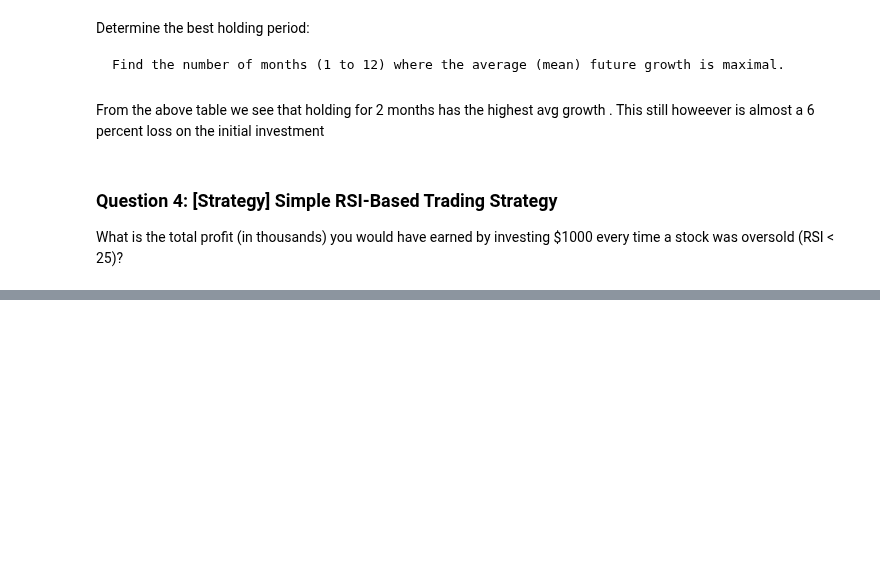
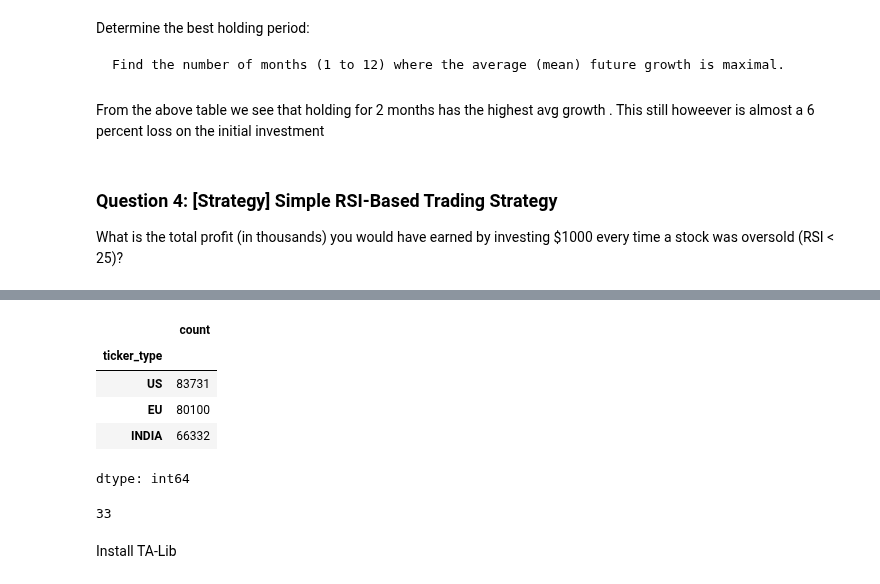
Before and after one commit to siddharthps/Stock-Markets-Analytics-Zoomcamp, a Jupyter notebook: Module 2/Homework-2.ipynb, the cells around one changed output, grey strips where cells are left out. Saved outputs shown, nothing was run; the diff lists cells and outputs as text; code cells hidden in the pictures; blank space fills up the shorter version.

```diff
--- a/Module 2/Homework-2.ipynb
+++ b/Module 2/Homework-2.ipynb
@@ -596,3 +596,15 @@ From the above table we see that holding for 2 months has the highest avg growth
 ### Question 4: [Strategy] Simple RSI-Based Trading Strategy
 
 What is the total profit (in thousands) you would have earned by investing $1000 every time a stock was oversold (RSI < 25)?
+# %%
+# https://companiesmarketcap.com/usa/largest-companies-in-the-usa-by-market-cap/
+US_STOCKS = ['MSFT', 'AAPL', 'GOOG', 'NVDA', 'AMZN', 'META', 'BRK-B', 'LLY', 'AVGO','V', 'JPM']
+
+# You're required to add EU_STOCKS and INDIA_STOCS
+# https://companiesmarketcap.com/european-union/largest-companies-in-the-eu-by-market-cap/
+EU_STOCKS = ['NVO','MC.PA', 'ASML', 'RMS.PA', 'OR.PA', 'SAP', 'ACN', 'TTE', 'SIE.DE','IDEXY','CDI.PA']
+
+# https://companiesmarketcap.com/india/largest-companies-in-india-by-market-cap/
+INDIA_STOCKS = ['RELIANCE.NS','TCS.NS','HDB','BHARTIARTL.NS','IBN','SBIN.NS','LICI.NS','INFY','ITC.NS','HINDUNILVR.NS','LT.NS']
+# %%
+ALL_TICKERS = US_STOCKS  + EU_STOCKS + INDIA_STOCKS
@@ -598,0 +678,25 @@ What is the total profit (in thousands) you would have earned by investing $1000
+# %%
+def get_ticker_type(ticker:str, us_stocks_list, eu_stocks_list, india_stocks_list):
+  if ticker in us_stocks_list:
+    return 'US'
+  elif ticker in eu_stocks_list:
+    return 'EU'
+  elif ticker in india_stocks_list:
+    return 'INDIA'
+  else:
+    return 'ERROR'
+# %%
+stocks_df['ticker_type'] = stocks_df.Ticker.apply(lambda x:get_ticker_type(x, US_STOCKS, EU_STOCKS, INDIA_STOCKS))
+# %%
+stocks_df.ticker_type.value_counts()
+# %% [output]
+|  | count |
+| ticker_type |  |
+| US | 83731 |
+| EU | 80100 |
+| INDIA | 66332 |
+dtype: int64
+# %%
+stocks_df.Ticker.nunique()
+# %% [output]
+33
@@ -598,0 +711,2 @@ What is the total profit (in thousands) you would have earned by investing $1000
+# %% [markdown]
+Install TA-Lib
```
Also changed, not shown: parts of 20 cells of this notebook.
